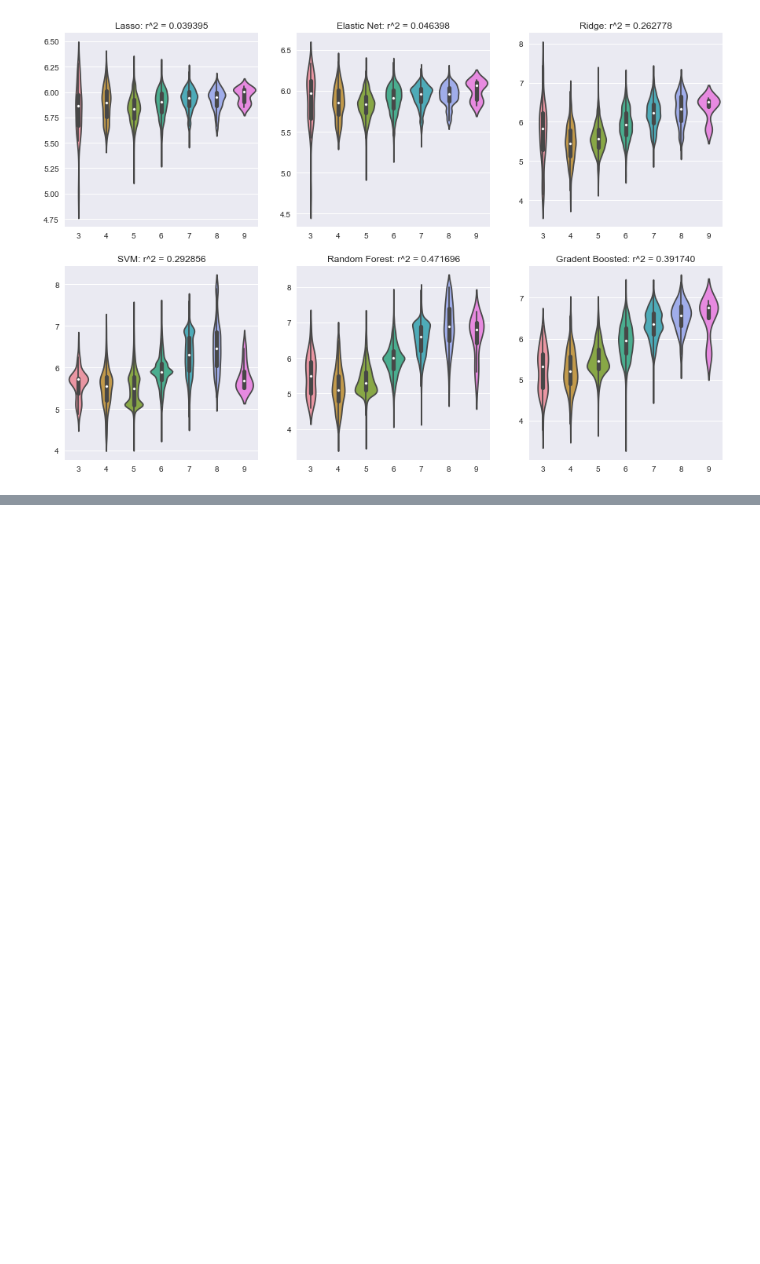
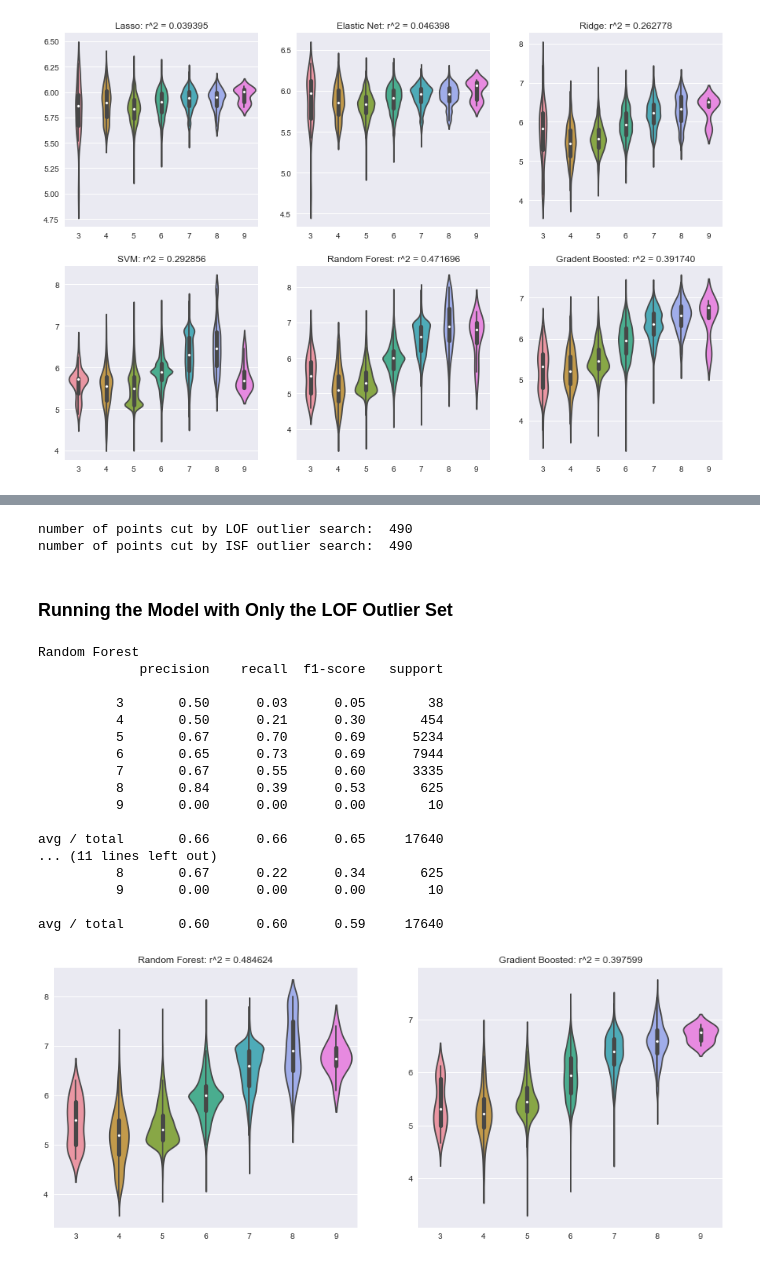
Before and after one commit to cheidt/Chris_Learning_Machine, a Jupyter notebook: Wine/Wine_Testing.ipynb, the cells around one changed output, grey strips where cells are left out. Cells and saved outputs as stored; diff of their text form; code cells hidden in the pictures; blank space fills up the shorter version.

```diff
--- a/Wine/Wine_Testing.ipynb
+++ b/Wine/Wine_Testing.ipynb
@@ -836,0 +782,32 @@ plt.show()
+# %%
+LOF_list = LOF().fit_predict(df_white)
+ISF_fit  = ISF().fit(df_white)
+ISF_list = ISF_fit.predict(df_white)
+
+LOF_outliers = []; ISF_outliers = []
+for i in range(len(LOF_list)):
+    if LOF_list[i] == -1:
+        LOF_outliers.append(i)
+    if ISF_list[i] == -1:
+        ISF_outliers.append(i)
+
+print('number of points cut by LOF outlier search: ', len(LOF_outliers))
+print('number of points cut by ISF outlier search: ', len(ISF_outliers))
+
+df_LOF = df_white.drop(df_white.index[LOF_outliers])
+df_LOF.index = range(len(df_LOF))
+df_ISF = df_white.drop(df_white.index[ISF_outliers])
+df_ISF.index = range(len(df_ISF))
+
+LOF_PCA_list         = PCA().fit_transform(df_LOF[names])
+ISF_PCA_list         = PCA().fit_transform(df_ISF[names])
+PCA_list             = PCA().fit_transform(df_white[names])
+df_LOF_PCA           = pds.DataFrame(LOF_PCA_list)
+df_ISF_PCA           = pds.DataFrame(ISF_PCA_list)
+df_PCA               = pds.DataFrame(PCA_list)
+df_LOF_PCA['target'] = df_LOF['quality']
+df_ISF_PCA['target'] = df_ISF['quality']
+df_PCA['target']     = df_white['quality']
+# %% [output]
+number of points cut by LOF outlier search:  490
+number of points cut by ISF outlier search:  490
@@ -836,0 +840,47 @@ plt.show()
+# %% [markdown]
+### Running the Model with Only the LOF Outlier Set
+# %%
+RFC_models = []; RFR_models = []; GBC_models = []; GBR_models = []
+for training_set in LOF_train_list:
+    RFC_models.append(RFC().fit(training_set[names], training_set['quality']))
+    RFR_models.append(RFR().fit(training_set[names], training_set['quality']))
+    GBC_models.append(GBC().fit(training_set[names], training_set['quality']))
+    GBR_models.append(GBR().fit(training_set[names], training_set['quality']))
+
+RFC_predicted = []; Expected = []; RFR_predicted = []; GBC_predicted = []; GBR_predicted = []
+for i in range(len(LOF_test_list)):
+    RFC_predicted.extend(RFC_models[i].predict(LOF_test_list[i][names]))
+    RFR_predicted.extend(RFR_models[i].predict(LOF_test_list[i][names]))
+    GBC_predicted.extend(GBC_models[i].predict(LOF_test_list[i][names]))
+    GBR_predicted.extend(GBR_models[i].predict(LOF_test_list[i][names]))
+    Expected.extend(LOF_test_list[i]['quality'])
+
+print('\n\n\033[4m'+'Random Forest'+'\033[0m'+'\n'+cr(Expected, RFC_predicted))
+print('\n\n\033[4m'+'Gradient Boosted'+'\033[0m'+'\n'+cr(Expected, GBC_predicted))
+plt.figure(1, figsize=(15, 6))
+plt.subplot(1,2,1)
+sns.violinplot(Expected, RFR_predicted)
+plt.title('Random Forest: r^2 = {0:.6f}'.format(r2(Expected, RFR_predicted)))
+plt.subplot(1,2,2)
+sns.violinplot(Expected, GBR_predicted)
+plt.title('Gradient Boosted: r^2 = {0:.6f}'.format(r2(Expected, GBR_predicted)))
+plt.show()
+# %% [output]
+Random Forest
+             precision    recall  f1-score   support
+
+          3       0.50      0.03      0.05        38
+          4       0.50      0.21      0.30       454
+          5       0.67      0.70      0.69      5234
+          6       0.65      0.73      0.69      7944
+          7       0.67      0.55      0.60      3335
+          8       0.84      0.39      0.53       625
+          9       0.00      0.00      0.00        10
+
+avg / total       0.66      0.66      0.65     17640
+... (11 lines left out)
+          8       0.67      0.22      0.34       625
+          9       0.00      0.00      0.00        10
+
+avg / total       0.60      0.60      0.59     17640
+[figure, added]
```
Also changed, not shown: parts of 27 cells of this notebook, 2 other files.
